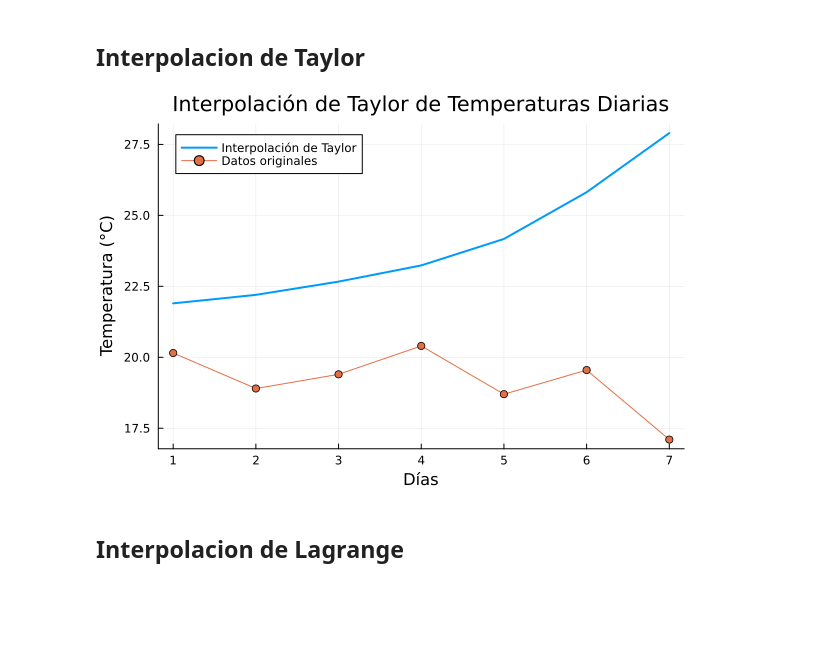
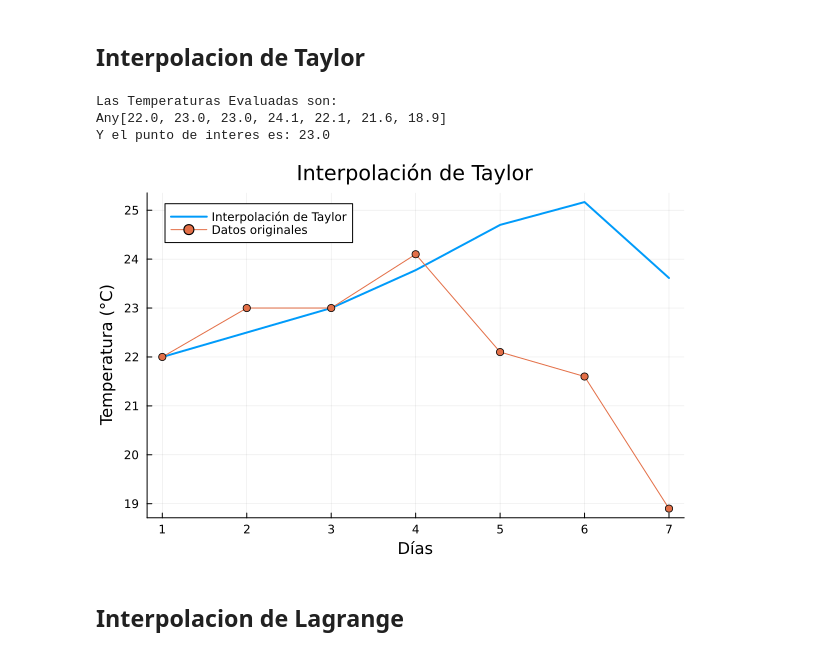
Before and after one commit to ElAdagioDeJP/Calculo_Numerico_Grupal, a Jupyter notebook: Evaluacion_2.py/Graficacion_Meteorologica_Interpolacion.ipynb, the cells around one changed output. Saved outputs shown, nothing was run; the diff lists cells and outputs as text; code cells hidden in the pictures; blank space fills up the shorter version.

```diff
--- a/Evaluacion_2.py/Graficacion_Meteorologica_Interpolacion.ipynb
+++ b/Evaluacion_2.py/Graficacion_Meteorologica_Interpolacion.ipynb
@@ -118,49 +118,57 @@ end
 using SymPy
 using Plots
 
-using Plots
+println("Las Temperaturas Evaluadas son: ")
+println(temperatura)
 
 function taylor_series(temperatura, time, x0)
     c_temperatura = [temperatura]
     temp = [1,2,3,4,5,6,7]
+    x = symbols("x")
     for i in temp
         if i <= length(c_temperatura[1]) - 1
             push!(c_temperatura, [diff(c_temperatura[1])[i]])
         else
-            push!(c_temperatura, [0.0])
+            push!(c_temperatura, [1])
         end
     end
 
     f_pol = 0
     for i in temp
         fact = factorial(i)
         if i <= length(c_temperatura)
             pol = c_temperatura[i][1] / fact
-            for j in 1:(i - 1)
+            for j in 1:(i-1)
                 pol *= (x0 - time[j])
             end
             f_pol += pol
         end
     end
 
-    result = f_pol
-    return result, x0
+    result = subs(f_pol, x, x0)
+    return result, x0, f_pol
 end
 
 
 time = [1,2,3,4,5,6,7]
-result, x0 = taylor_series(temperatura, time, 3)
+result, x0 , f_pol= taylor_series(temperatura, time, 3)
+
+print("Y el punto de interes es: $result")
+
 
 x_vals = [1,2,3,4,5,6,7]
 f_pol_vals = [taylor_series(temperatura, time, x_val)[1] for x_val in x_vals]
 
 plot(x_vals, f_pol_vals, label="Interpolación de Taylor", linewidth=2)
-plot!(time, temperaturas, label="Datos originales", marker=:circle)
+plot!(time, temperatura, label="Datos originales", marker=:circle)
 xlabel!("Días")
 ylabel!("Temperatura (°C)")
-title!("Interpolación de Taylor de Temperaturas Diarias")
+title!("Interpolación de Taylor")
 # %% [output]
+Las Temperaturas Evaluadas son:
+Any[22.0, 23.0, 23.0, 24.1, 22.1, 21.6, 18.9]
+Y el punto de interes es: 23.0
-[figure, old version]
+[figure, new version]
 # %% [markdown]
 ## Interpolacion de Lagrange
 # %%
```
Also changed, not shown: parts of 2 cells of this notebook.
